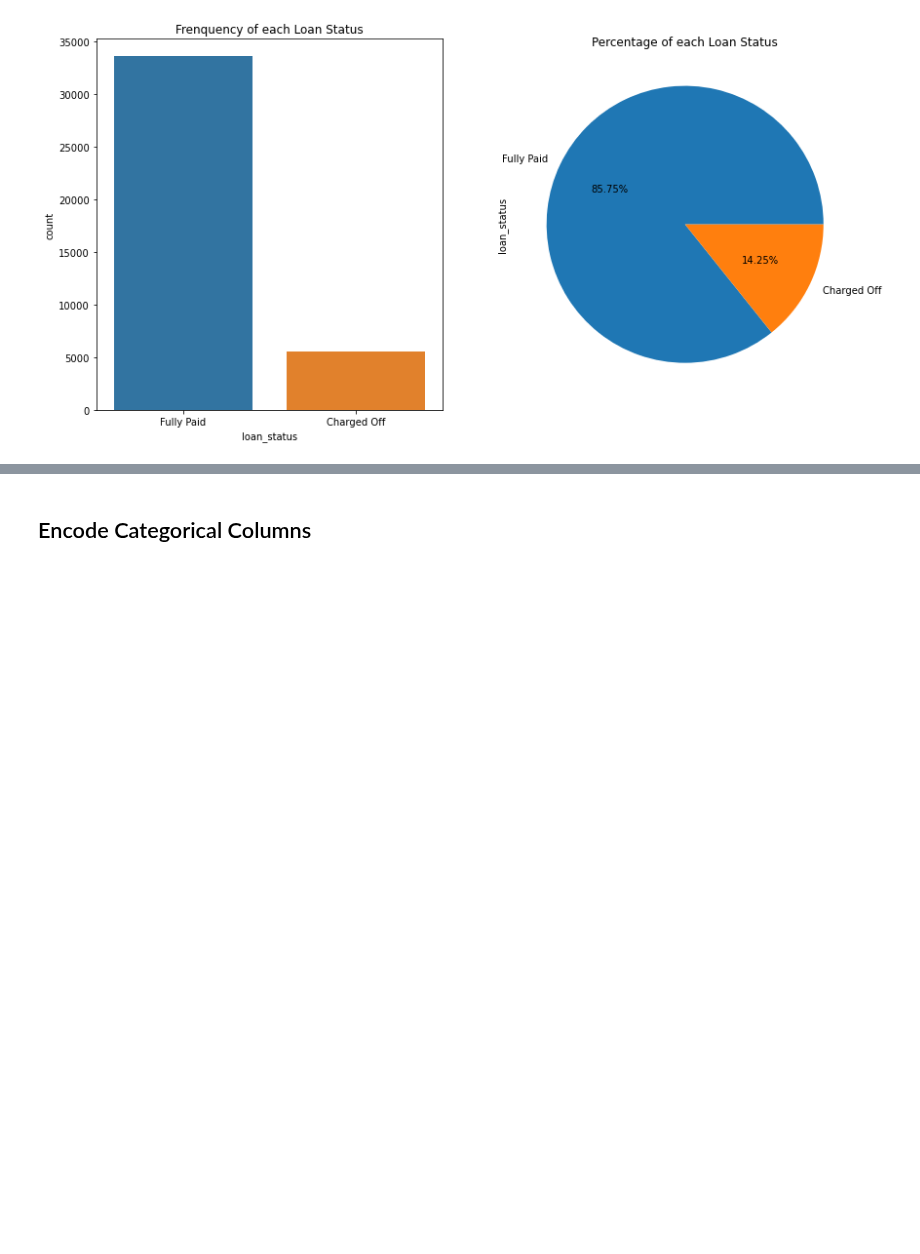
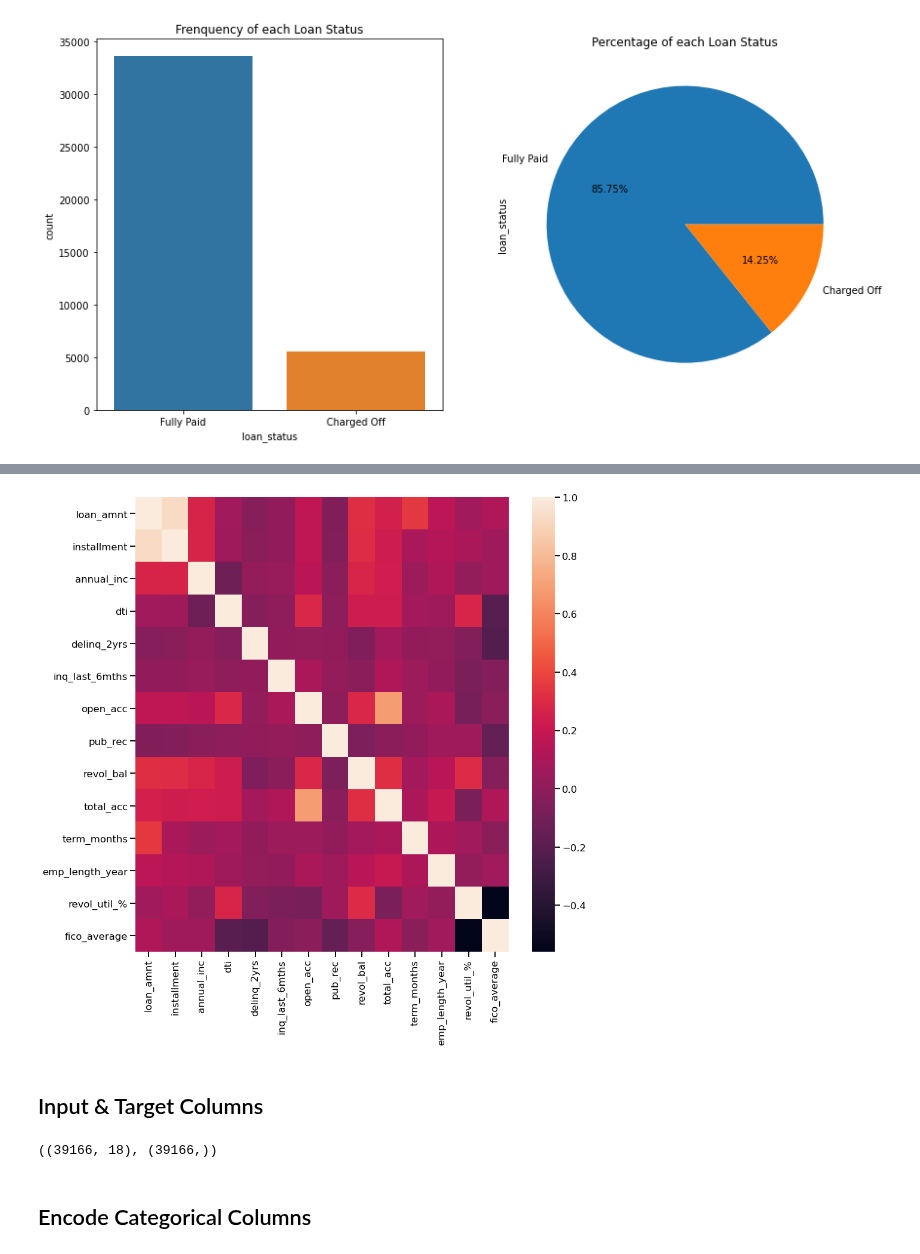
Before and after one commit to imvdharmesh/lending-market-club, a Jupyter notebook: ml-lending-club-loans.ipynb, the cells around one changed output, grey strips where cells are left out. Cells and saved outputs as stored; diff of their text form; code cells hidden in the pictures; blank space fills up the shorter version.

```diff
--- a/ml-lending-club-loans.ipynb
+++ b/ml-lending-club-loans.ipynb
@@ -364,0 +374,9 @@ plt.show()
+# %%
+plt.figure(figsize=(14,14))
+sns.set_context('talk')
+sns.heatmap(loan_df.corr())
+plt.show()
+# %% [output]
+[figure, added]
+# %% [markdown]
+## Input & Target Columns
@@ -365,3 +386,7 @@ plt.show()
+# %%
+X_df.shape, y_df.shape
+# %% [output]
+((39166, 18), (39166,))
 # %% [markdown]
 ## Encode Categorical Columns
 # %%
```
Also changed, not shown: parts of 30 cells of this notebook.
